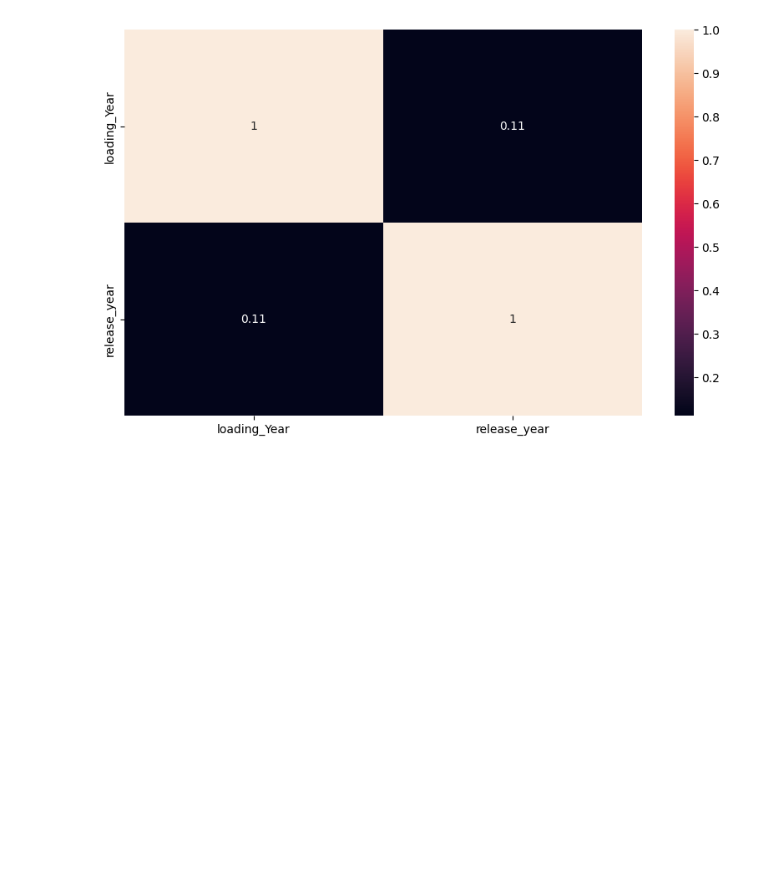
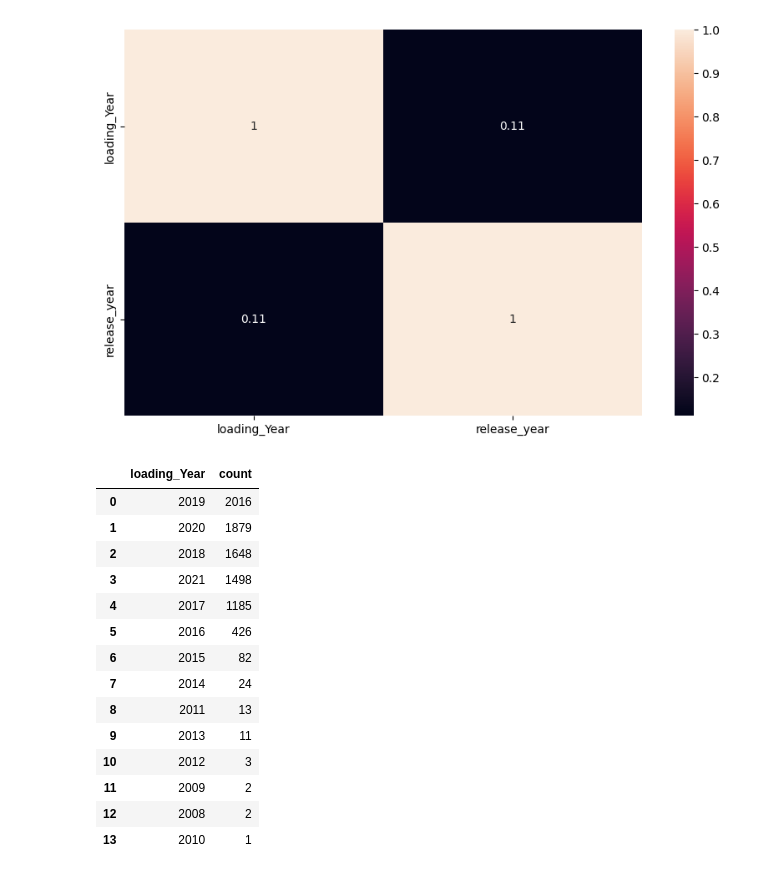
Before and after one commit to Rezashatery/Netflix-Movies-and-TV-Shows-, a Jupyter notebook: netflix-analysis.ipynb, the cells around one changed output. Saved outputs shown, nothing was run; the diff lists cells and outputs as text; code cells hidden in the pictures; blank space fills up the shorter version.

```diff
--- a/netflix-analysis.ipynb
+++ b/netflix-analysis.ipynb
@@ -301,3 +301,21 @@ sns.heatmap(df_temp.corr(), annot=True) ##visualizing relationships or patterns
 plt.show()
 # %% [output]
 [figure]
+# %%
+df['loading_Year'].value_counts().reset_index(name='count')
+# %% [output]
+|  | loading_Year | count |
+| 0 | 2019 | 2016 |
+| 1 | 2020 | 1879 |
+| 2 | 2018 | 1648 |
+| 3 | 2021 | 1498 |
+| 4 | 2017 | 1185 |
+| 5 | 2016 | 426 |
+| 6 | 2015 | 82 |
+| 7 | 2014 | 24 |
+| 8 | 2011 | 13 |
+| 9 | 2013 | 11 |
+| 10 | 2012 | 3 |
+| 11 | 2009 | 2 |
+| 12 | 2008 | 2 |
+| 13 | 2010 | 1 |
```
Also changed, not shown: parts of 6 cells of this notebook.
